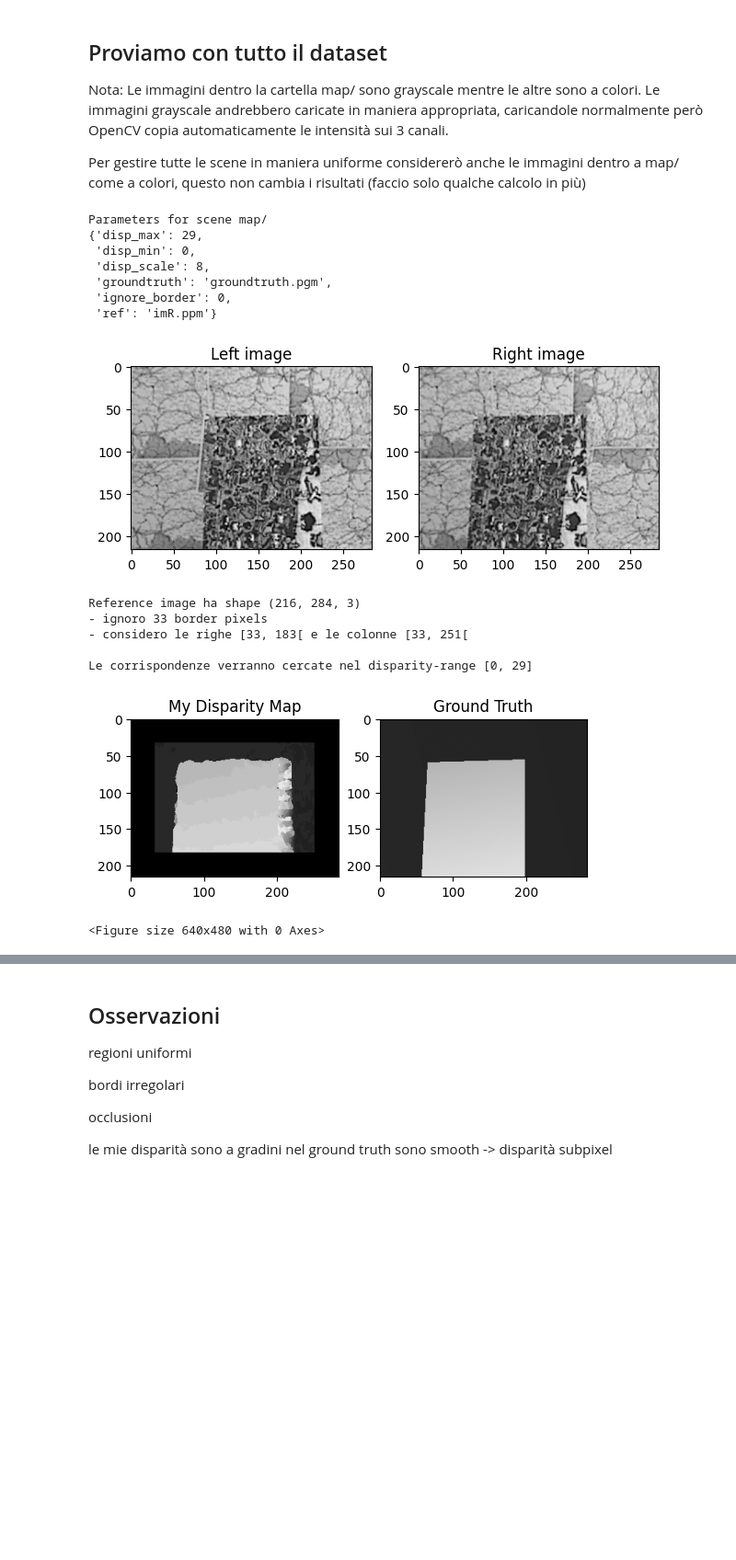
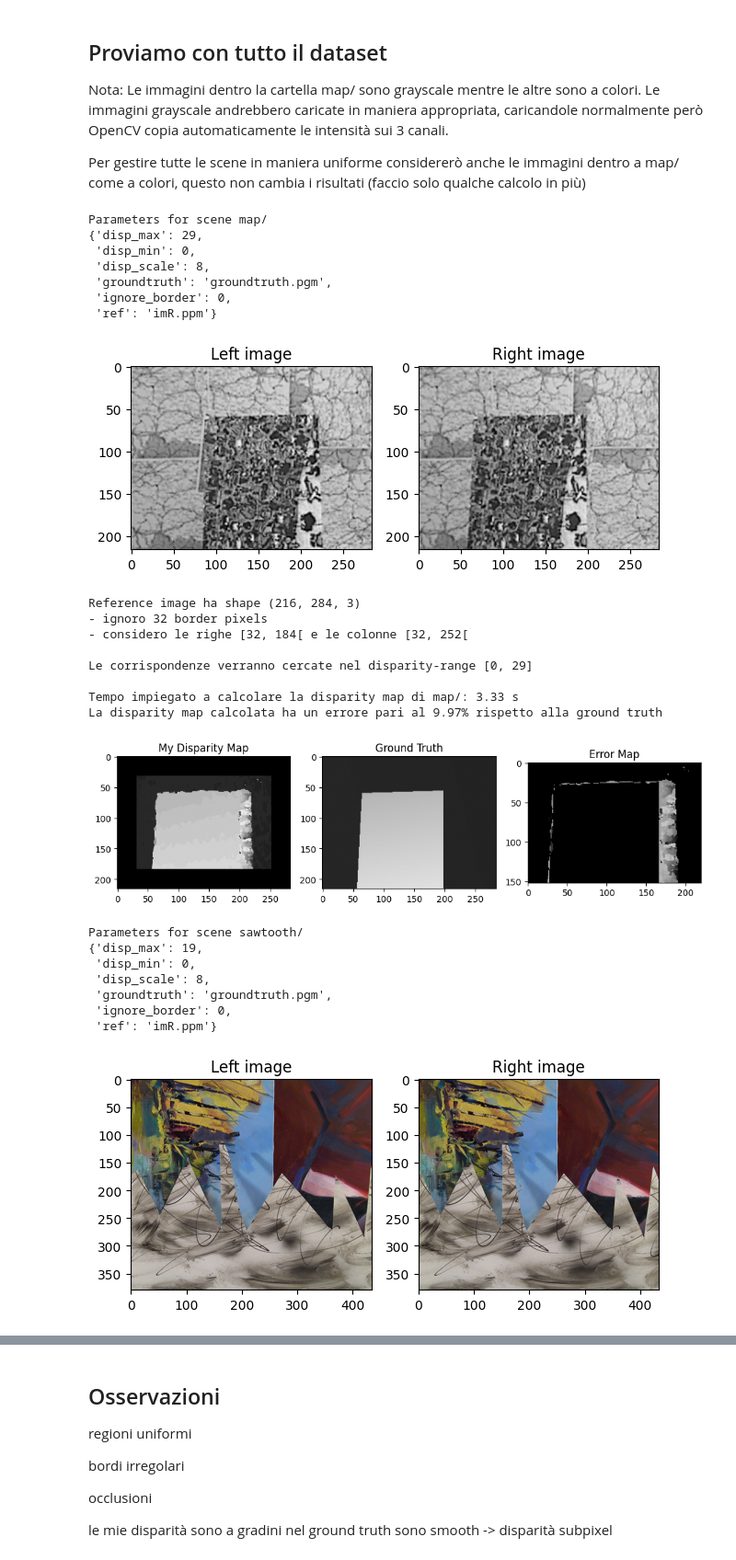
Before and after one commit to koltrakak-learning-repos/CV_learning_repo, a Jupyter notebook: progetto/progetto.ipynb, the cells around one changed output, grey strips where cells are left out. Shown at 92% size. Saved outputs shown, nothing was run; the diff lists cells and outputs as text; code cells hidden in the pictures; blank space fills up the shorter version.

```diff
--- a/progetto/progetto.ipynb
+++ b/progetto/progetto.ipynb
@@ -161,5 +156,5 @@ Le corrispondenze verranno cercate nel disparity-range [0, 19]
 # %%
-def compare_windows(im_ref, im_target, row, col, disparity, window_radius, channels):
+def compare_windows(im_ref, im_target, row, col, disparity, window_radius):
     # sad = 0
     # for window_row in range(-window_radius, window_radius+1):
     #     for window_col in range(-window_radius, window_radius+1):
@@ -177,7 +172,7 @@ def compare_windows(im_ref, im_target, row, col, disparity, window_radius, chann
     return sad
 
 
-def find_correspondence(im_ref, im_target, row, col, window_radius, disparity_range, channels):
+def find_correspondence(im_ref, im_target, row, col, window_radius, disparity_range):
     """
     docstring
     """
@@ -186,7 +181,7 @@ def find_correspondence(im_ref, im_target, row, col, window_radius, disparity_ra
     best_sad = None
 
     for d in disparity_range:
-        sad = compare_windows(im_ref, im_target, row, col, d, window_radius, channels)
+        sad = compare_windows(im_ref, im_target, row, col, d, window_radius)
 
         if best_sad == None:
             best_disparity = d
@@ -200,7 +195,10 @@ def find_correspondence(im_ref, im_target, row, col, window_radius, disparity_ra
 # %%
 disparity_map = np.zeros((h, w))
 
+start = time.perf_counter()
 for row in considered_rows:
     for col in considered_cols:
-        disp, _ = find_correspondence(im_ref, im_target, row, col, window_radius, disparity_range, c)
+        disp, _ = find_correspondence(im_ref, im_target, row, col, window_radius, disparity_range)
         disparity_map[row, col] = disp*config["disp_scale"]
+t_exec=time.perf_counter()-start
+print(f"Tempo impiegato a calcolare la disparity map: {t_exec:.2f} s")
@@ -281,6 +285,6 @@ tolleranza = 1
 # la disparità.
 tolleranza *= config["disp_scale"]
 
-error_percentage = compare_to_gt(area_disparity_map, area_ground_truth, tolleranza)
+error_percentage, _ = compare_to_gt(area_disparity_map, area_ground_truth, tolleranza)
 print(f"La disparity map calcolata ha un errore pari al {error_percentage*100:.2f}% rispetto alla ground truth")
 # %% [output]
@@ -304,15 +308,20 @@ def show_stereo_pair(left_image, right_image):
     plt.tight_layout()
     plt.show()
 
-def show_disparity_map_and_groundtruth(disparity_map, groundtruth):
-    plt.subplot(1, 2, 1)
+def show_disparity_map_and_groundtruth(disparity_map, groundtruth, error_map):
+    plt.figure(figsize=(10,8))
+
+    plt.subplot(1, 3, 1)
     plt.title("My Disparity Map")
     plt.imshow(disparity_map, cmap="gray", vmin=0, vmax=255)
 
-    plt.subplot(1, 2, 2)
+    plt.subplot(1, 3, 2)
     plt.title("Ground Truth")
     plt.imshow(groundtruth, cmap="gray", vmin=0, vmax=255)
-    plt.show()
+
+    plt.subplot(1, 3, 3)
+    plt.title("Error Map")
+    plt.imshow(error_map, cmap="gray", vmin=0, vmax=255)
 
     plt.tight_layout()
     plt.show()
@@ -320,7 +329,10 @@ def show_disparity_map_and_groundtruth(disparity_map, groundtruth):
 base_path = "./StereoDataset/"
 scenes = ["map/", "sawtooth/", "tsukuba/", "venus/"]
 
-window_size = 9 # TODO: capisci come scegliere questo
+### ATTENZIONE: questo è un parametro molto importante!
+### Per adesso lo imposto ad un valore aribtrario; a breve
+### discuterò di come regolarlo
+window_size = 7
 window_radius = (window_size-1) // 2
 
 for scene in scenes:
@@ -368,39 +380,52 @@ for scene in scenes:
     disparity_range = list(range(config["disp_min"], config["disp_max"]+1))
     print(f"Le corrispondenze verranno cercate nel disparity-range [{config["disp_min"]}, {config["disp_max"]}]\n")
 
     ### Calcolo la disparity map
+    start = time.perf_counter()
     disparity_map = np.zeros((h, w))
     for row in considered_rows:
         for col in considered_cols:
-            disp, _ = find_correspondence(im_ref, im_target, row, col, window_radius, disparity_range, c)
+            disp, _ = find_correspondence(im_ref, im_target, row, col, window_radius, disparity_range)
             disparity_map[row, col] = disp*config["disp_scale"]
-
-    gt_disparity_map = cv2.imread(path_groundtruth, cv2.IMREAD_GRAYSCALE)
-    show_disparity_map_and_groundtruth(disparity_map, gt_disparity_map)
+    t_exec=time.perf_counter()-start
+    print(f"Tempo impiegato a calcolare la disparity map di {scene}: {t_exec:.2f} s")
 
     ### Valuto la disparity map
+    gt_disparity_map = cv2.imread(path_groundtruth, cv2.IMREAD_GRAYSCALE)
     area_disparity_map = disparity_map[start_row:end_row, start_col:end_col]
     area_ground_truth = gt_disparity_map[start_row:end_row, start_col:end_col]
     tolleranza = 1
     # Ho interpretato la tolleranza in pixel, e non in pixel/disp_scale.
     # Per questo motivo scalo la tolleranza per il fattore con cui scalo
     # la disparità.
     tolleranza *= config["disp_scale"]
-    error_percentage = compare_to_gt(area_disparity_map, area_ground_truth, tolleranza)
+    error_percentage, error_map = compare_to_gt(area_disparity_map, area_ground_truth, tolleranza)
     print(f"La disparity map calcolata ha un errore pari al {error_percentage*100:.2f}% rispetto alla ground truth\n\n")
+
+    show_disparity_map_and_groundtruth(disparity_map, gt_disparity_map, error_map)
 # %% [output]
 Parameters for scene map/
 {'disp_max': 29,
  'disp_min': 0,
  'disp_scale': 8,
  'groundtruth': 'groundtruth.pgm',
  'ignore_border': 0,
  'ref': 'imR.ppm'}
 [figure]
 Reference image ha shape (216, 284, 3)
-- ignoro 33 border pixels
-- considero le righe [33, 183[ e le colonne [33, 251[
+- ignoro 32 border pixels
+- considero le righe [32, 184[ e le colonne [32, 252[
 
 Le corrispondenze verranno cercate nel disparity-range [0, 29]
+
+Tempo impiegato a calcolare la disparity map di map/: 3.33 s
+La disparity map calcolata ha un errore pari al 9.97% rispetto alla ground truth
-[figure, old version]
+[figure, new version]
-<Figure size 640x480 with 0 Axes>
+Parameters for scene sawtooth/
+{'disp_max': 19,
+ 'disp_min': 0,
+ 'disp_scale': 8,
+ 'groundtruth': 'groundtruth.pgm',
+ 'ignore_border': 0,
+ 'ref': 'imR.ppm'}
+[figure]
```
Also changed, not shown: parts of 10 cells of this notebook, 1 other file.
